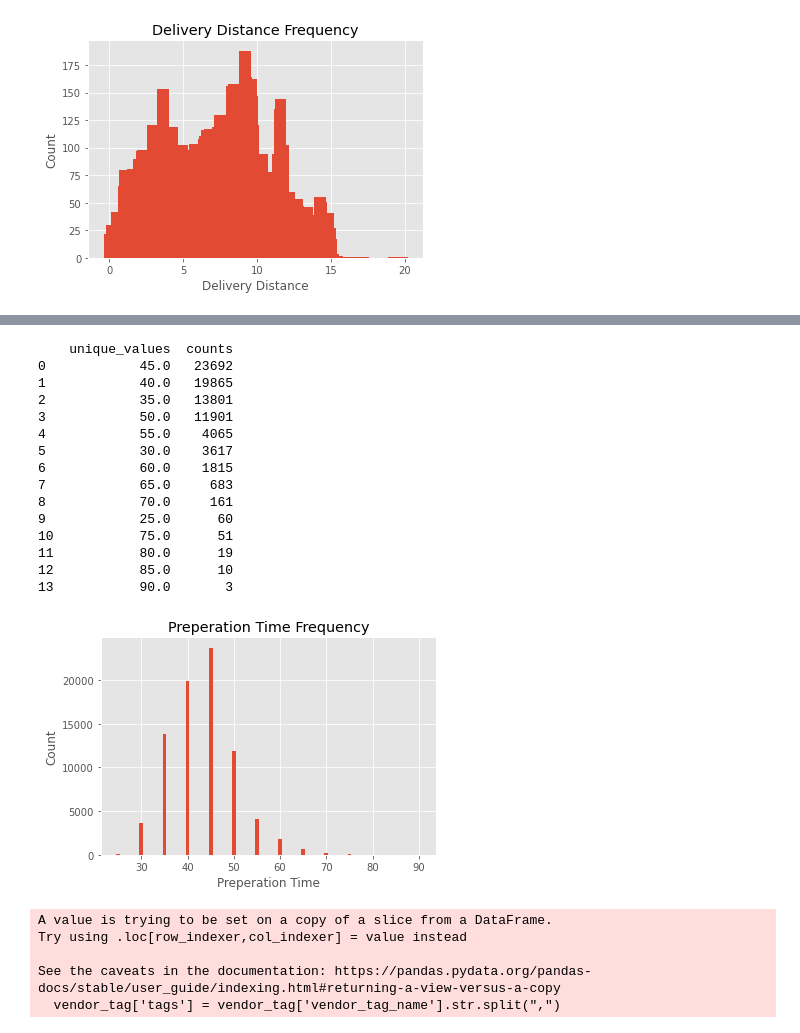
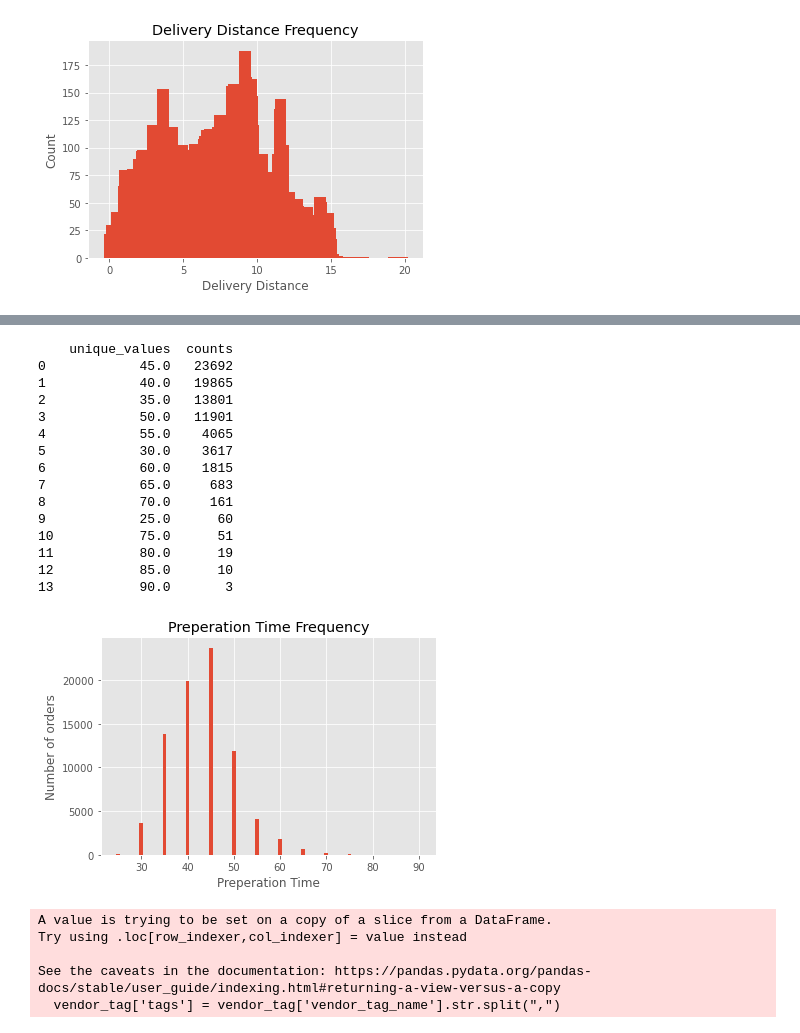
Before and after one commit to ritkumar10/RohanIntern, a Jupyter notebook: Master Data Sets.ipynb, the cells around one changed output, grey strips where cells are left out. Saved outputs shown, nothing was run; the diff lists cells and outputs as text; code cells hidden in the pictures.

```diff
--- a/Master Data Sets.ipynb
+++ b/Master Data Sets.ipynb
@@ -684,33 +784,33 @@ print(delivery_dist_orders)
 # %%
 #Preperation time frequency
 prep_time_orders=orders['preparationtime'].value_counts().rename_axis('unique_values').reset_index(name='counts')
 prep_time_orders.sort_values(by='unique_values', ascending=True)
 x=prep_time_orders['unique_values']
 y=prep_time_orders['counts']
 plt.bar(x,y)
 plt.grid=(True)
 plt.title("Preperation Time Frequency")
 plt.xlabel("Preperation Time")
-plt.ylabel("Count")
+plt.ylabel("Number of orders")
 plt.show
 print(prep_time_orders)
 # %% [output]
     unique_values  counts
 0            45.0   23692
 1            40.0   19865
 2            35.0   13801
 3            50.0   11901
 4            55.0    4065
 5            30.0    3617
 6            60.0    1815
 7            65.0     683
 8            70.0     161
 9            25.0      60
 10           75.0      51
 11           80.0      19
 12           85.0      10
 13           90.0       3
-[figure, old version]
+[figure, new version]
 # %%
 #vendor_tag=pd.DataFrame(columns=['vendor_id','vendor_tag'])
 #v=np.ndarray(shape=(100,10))
```
Also changed, not shown: parts of 39 cells of this notebook, 1 other file.
